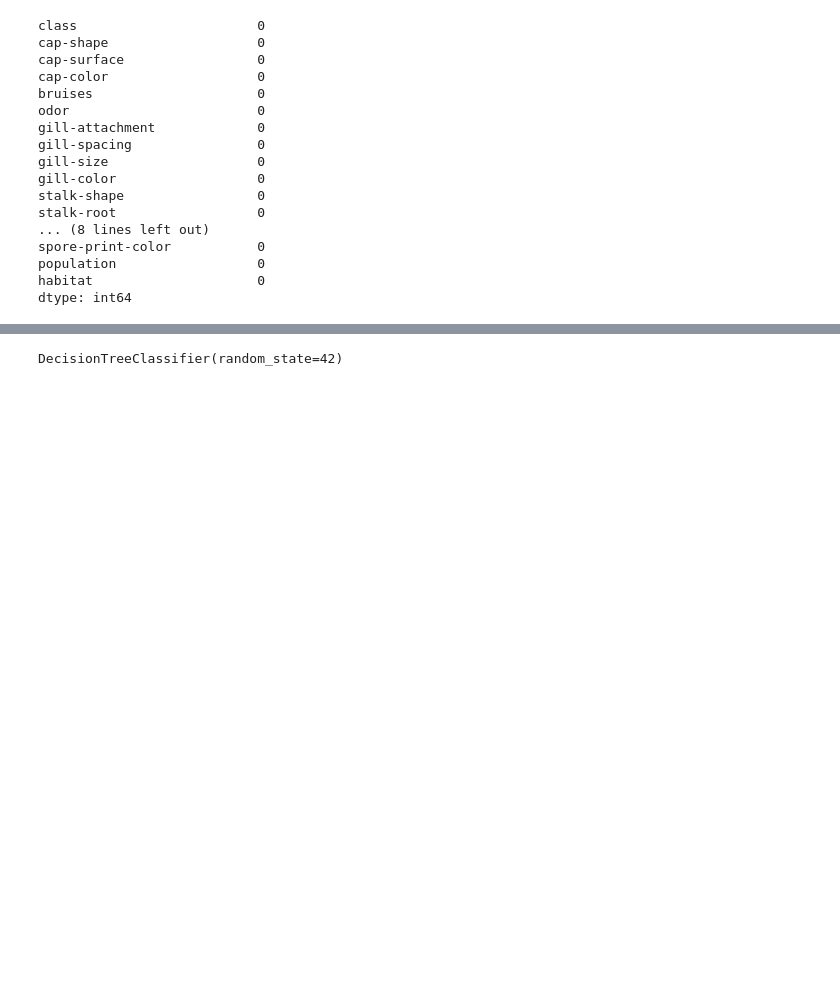
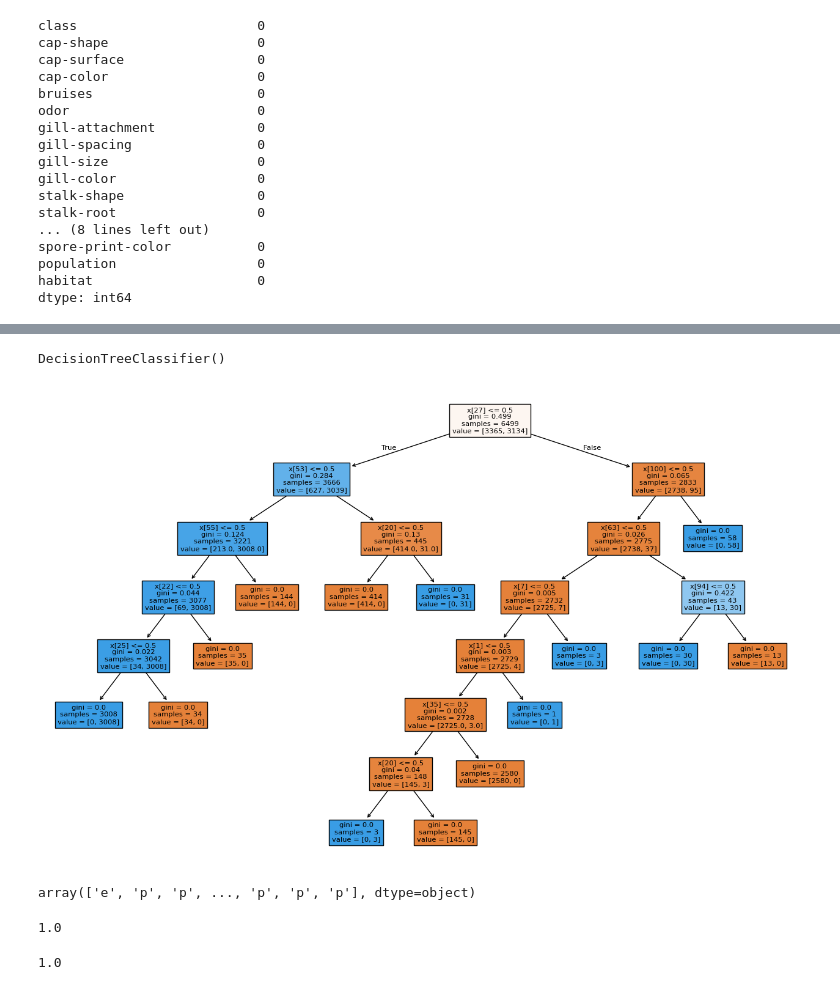
Before and after one commit to Punja007/Machine-Learning, a Jupyter notebook: Tree/mushroom.ipynb, the cells around one changed output, grey strips where cells are left out. Saved outputs shown, nothing was run; the diff lists cells and outputs as text; code cells hidden in the pictures; blank space fills up the shorter version.

```diff
--- a/Tree/mushroom.ipynb
+++ b/Tree/mushroom.ipynb
@@ -84,7 +85,29 @@ df1
 # %%
 x_train,x_test,y_train,y_test = train_test_split(x,y,test_size=0.2,random_state=42)
 # %%
-tree = DecisionTreeClassifier(random_state=42)
-tree.fit(x_train,y_train)
+dtree = DecisionTreeClassifier()
+dtree.fit(x_train,y_train)
 # %% [output]
-DecisionTreeClassifier(random_state=42)
+DecisionTreeClassifier()
+# %%
+from sklearn import tree
+
+plt.figure(figsize=(16,10))
+tree.plot_tree(dtree, filled=True)
+plt.show()
+# %% [output]
+[figure, added]
+# %%
+train_pred = dtree.predict(x_train)
+test_pred = dtree.predict(x_test)
+test_pred
+# %% [output]
+array(['e', 'p', 'p', ..., 'p', 'p', 'p'], dtype=object)
+# %%
+accuracy_score(y_train,train_pred)
+# %% [output]
+1.0
+# %%
+accuracy_score(y_test,test_pred)
+# %% [output]
+1.0
```
Also changed, not shown: parts of 3 cells of this notebook, 2 other files.
